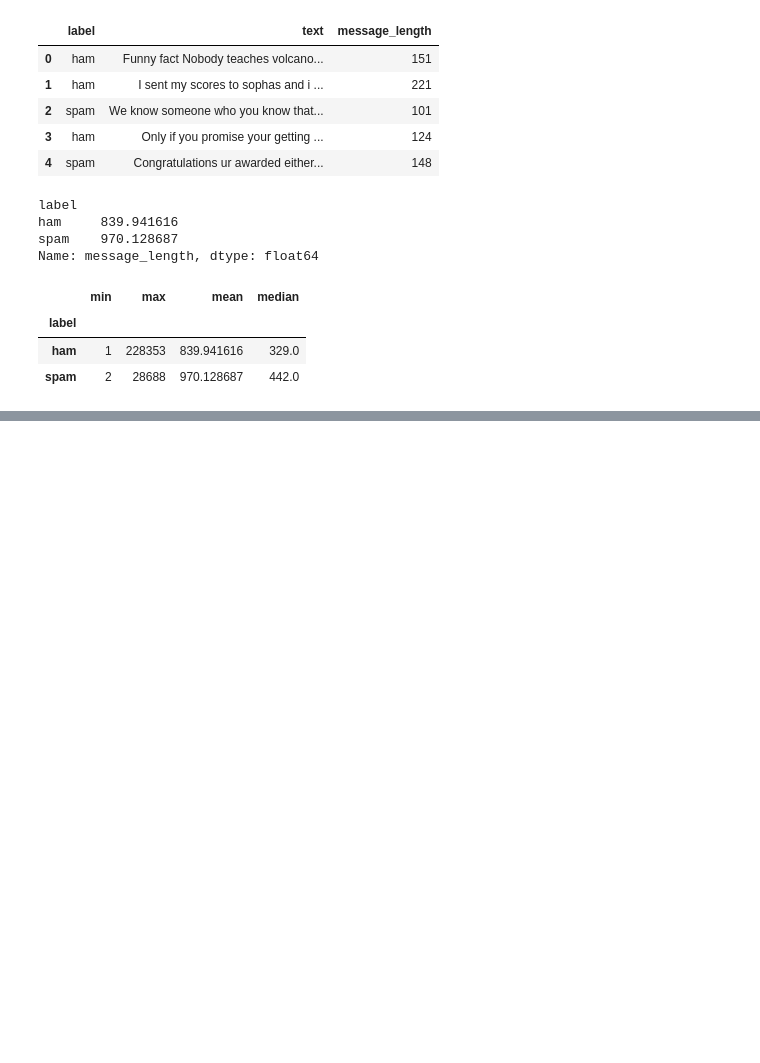
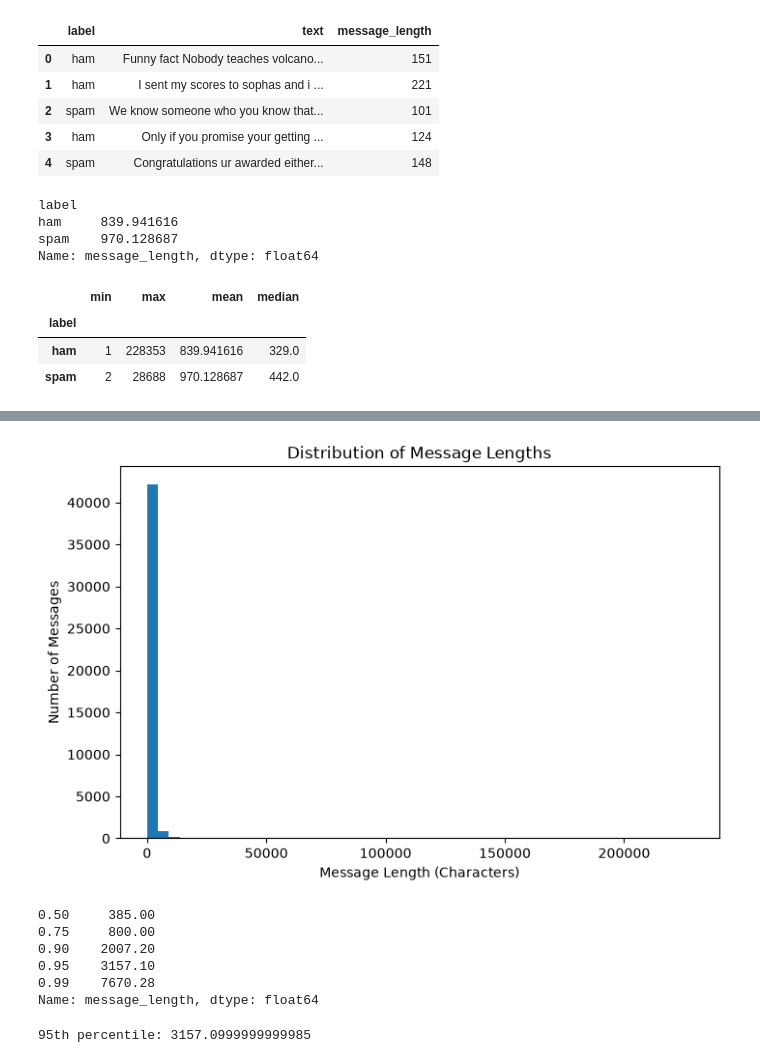
Before and after one commit to Ridwan805/spam-message-detection-ml, a Jupyter notebook: notebooks/spam_detection.ipynb, the cells around one changed output, grey strips where cells are left out. Drawn from its saved outputs; the diff is of its cells as text; code cells hidden in the pictures; blank space fills up the shorter version.

Commit message:
Add message length distribution and percentile analysis

```diff
--- a/notebooks/spam_detection.ipynb
+++ b/notebooks/spam_detection.ipynb
@@ -298,0 +325,31 @@ train_clean.groupby("label")["message_length"].agg(
+# %%
+import matplotlib.pyplot as plt
+
+plt.figure(figsize=(8, 5))
+
+plt.hist(train_clean["message_length"], bins=50)
+
+plt.xlabel("Message Length (Characters)")
+plt.ylabel("Number of Messages")
+plt.title("Distribution of Message Lengths")
+
+plt.show()
+# %% [output]
+[figure, added]
+# %%
+train_clean["message_length"].quantile(
+    [0.50, 0.75, 0.90, 0.95, 0.99]
+)
+# %% [output]
+0.50     385.00
+0.75     800.00
+0.90    2007.20
+0.95    3157.10
+0.99    7670.28
+Name: message_length, dtype: float64
+# %%
+limit = train_clean["message_length"].quantile(0.95)
+
+print("95th percentile:", limit)
+# %% [output]
+95th percentile: 3157.0999999999985
```
Also changed, not shown: parts of 10 cells of this notebook.
